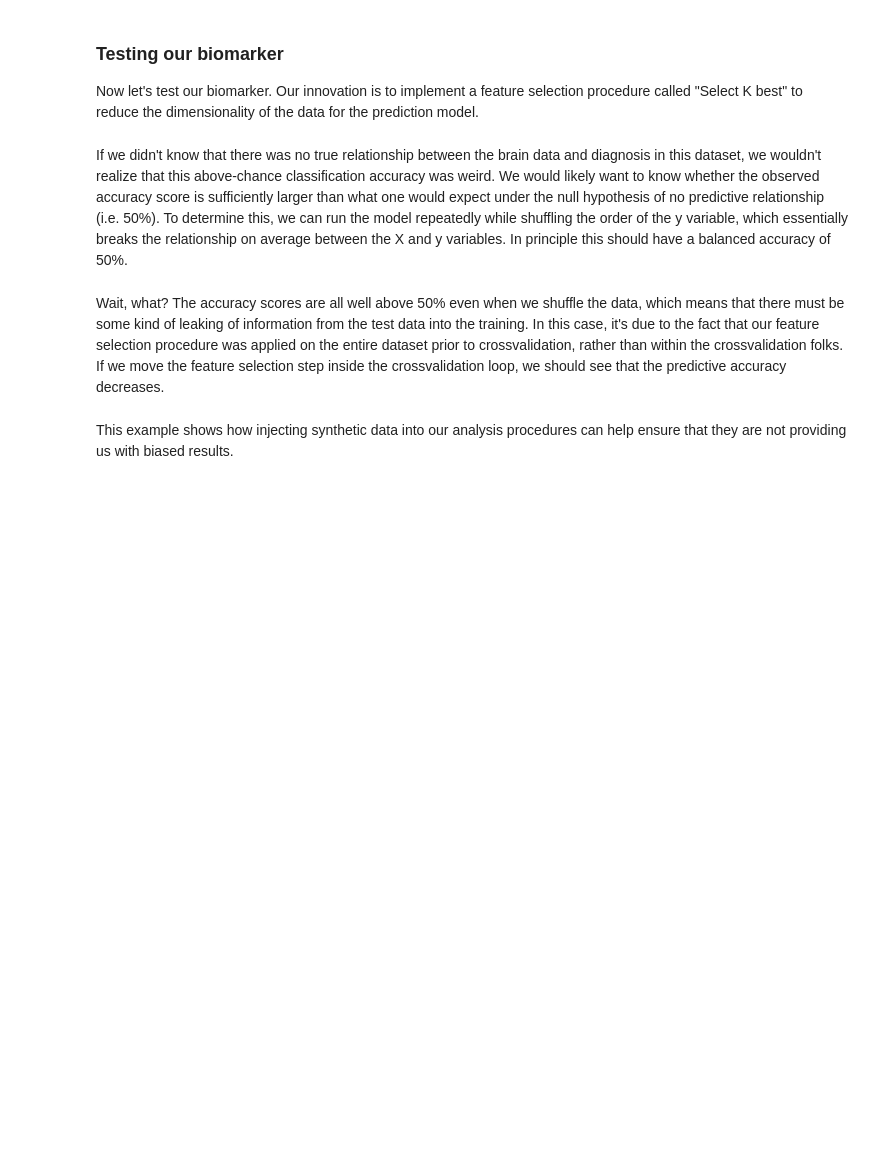
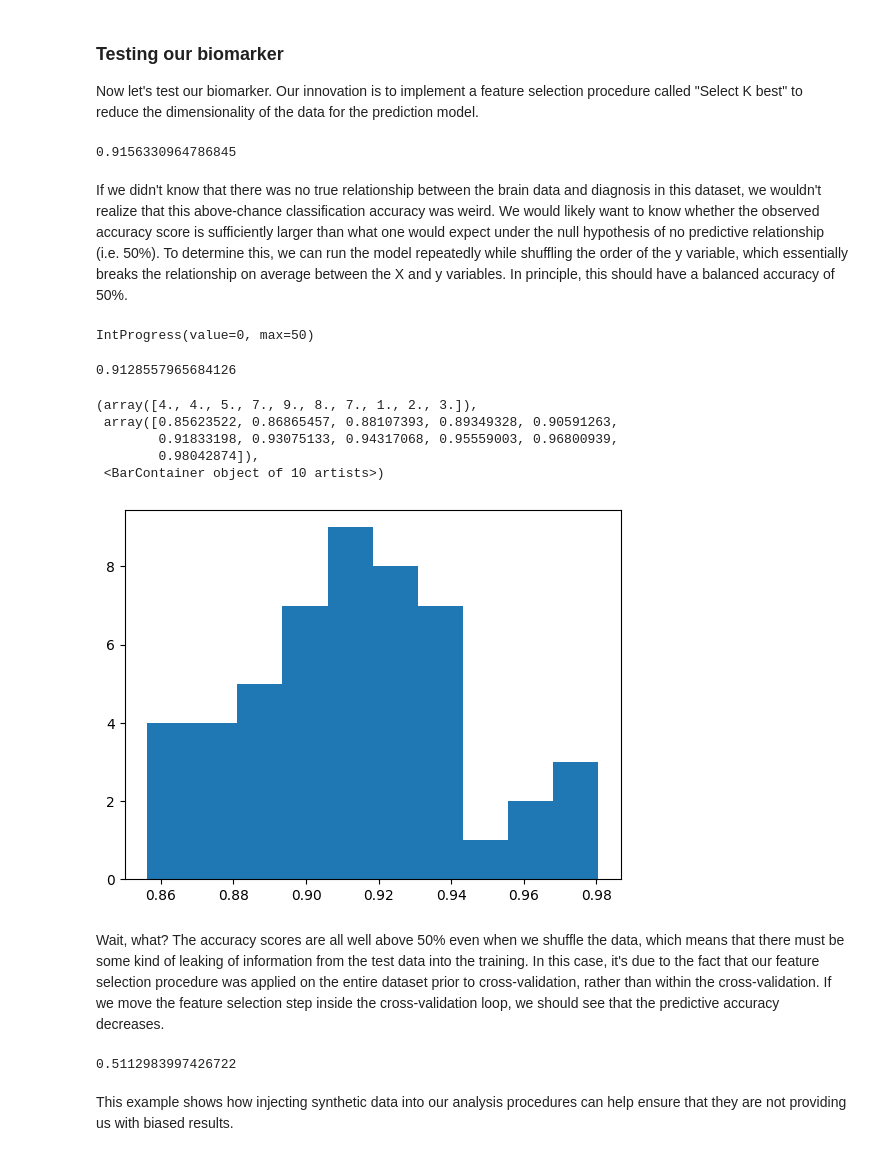
Before and after one commit to poldrack/reproducible-coding-workshop, a Jupyter notebook: notebooks/AnalyticValidation.ipynb, the cells around one changed output. Cells and saved outputs as stored; diff of their text form; code cells hidden in the pictures; blank space fills up the shorter version.

Commit message:
Added suggested changes to analytics validation notebook.

```diff
--- a/notebooks/AnalyticValidation.ipynb
+++ b/notebooks/AnalyticValidation.ipynb
@@ -56,7 +61,7 @@ def generate_noise_img(maskimg, nsubs=100, seed=None, fwhm=8):
     synimg = masker.inverse_transform(syndata)
     if fwhm is not None:
         synimg = smooth_img(synimg, 8)
-    return(synimg, masker)
+    return synimg, masker
 
 synimg, masker = generate_noise_img(mnimask)
 # %%
@@ -69,63 +77,79 @@ Now let's test our biomarker.  Our innovation is to implement a feature selectio
 
 def train_biomarker_model(img, y, mask, nfeatures=50, n_splits=20,
                          seed=None, shuffle_y=False, fsel='outside'):
+    # Validate parameters.
     assert fsel is None or fsel in ('inside', 'outside')
     assert y.shape[0] == img.shape[-1]
+
+    # Extract masked data.
     masker = NiftiMasker(mask)
     maskdata = masker.fit_transform(img)
 
+    # Shuffle y if requested.
     rng = np.random.RandomState(seed)
     if shuffle_y:
         y = y.copy()
         np.random.shuffle(y)
 
-    estimator = LinearSVC()
+    # Select K best features from the entire dataset (outside of train/test split).
     if fsel == 'outside':
-        #  perform recursive feature elimination outside of CV
         selector = SelectKBest(f_classif, k=nfeatures)
         X = selector.fit_transform(maskdata, y)
     else:
         X = maskdata
 
+    clf = LinearSVC()
     scores = []
+    for _ in range(n_splits):
+        X_train, X_test, y_train, y_test = train_test_split(X, y, test_size=0.25, random_state=rng)
 
-    clf = LinearSVC()
-
-    for i in range(n_splits):
-        X_train, X_test, y_train, y_test = train_test_split(X, y, test_size=0.25, random_state=rng)
+        # Select K best features from the training set alone.
         if fsel == 'inside':
-            # perform RFE inside CV loop
             selector = SelectKBest(f_classif, k=nfeatures)
             X_train = selector.fit_transform(X_train, y_train)
             X_test = selector.transform(X_test)
+
         clf.fit(X_train, y_train)
         y_pred = clf.predict(X_test)
-        scores.append(balanced_accuracy_score(y_test, y_pred))
+        balanced_score = balanced_accuracy_score(y_test, y_pred)
+        scores.append(balanced_score)
     return np.mean(scores)
 
 rng = np.random.RandomState(1)
 prevalence = 0.5
-
 diag = (rng.uniform(size=synimg.shape[-1]) > prevalence).astype('int')
 
 train_biomarker_model(synimg, diag, mnimask)
+# %% [output]
+0.9156330964786845
 # %% [markdown]
-If we didn't know that there was no true relationship between the brain data and diagnosis in this dataset, we wouldn't realize that this above-chance classification accuracy was weird.  We would likely want to know whether the observed accuracy score is sufficiently larger than what one would expect under the null hypothesis of no predictive relationship (i.e. 50%).  To determine this, we can run the model repeatedly while shuffling the order of the y variable, which essentially breaks the relationship on average between the X and y variables.  In principle this should have a balanced accuracy of 50%.
+If we didn't know that there was no true relationship between the brain data and diagnosis in this dataset, we wouldn't realize that this above-chance classification accuracy was weird. We would likely want to know whether the observed accuracy score is sufficiently larger than what one would expect under the null hypothesis of no predictive relationship (i.e. 50%). To determine this, we can run the model repeatedly while shuffling the order of the y variable, which essentially breaks the relationship on average between the X and y variables. In principle, this should have a balanced accuracy of 50%.
 # %%
 scores = []
 nsimruns = 50
 
 progbar = IntProgress(min=0, max=nsimruns) # instantiate the bar
 display(progbar) # display the bar
-for i in range(nsimruns):
+for _ in range(nsimruns):
     progbar.value += 1
     scores.append(train_biomarker_model(synimg, diag, mnimask, shuffle_y=True))
 print(np.mean(scores))
 plt.hist(scores)
+# %% [output]
+IntProgress(value=0, max=50)
+0.9128557965684126
+(array([4., 4., 5., 7., 9., 8., 7., 1., 2., 3.]),
+ array([0.85623522, 0.86865457, 0.88107393, 0.89349328, 0.90591263,
+        0.91833198, 0.93075133, 0.94317068, 0.95559003, 0.96800939,
+        0.98042874]),
+ <BarContainer object of 10 artists>)
+[figure, added]
 # %% [markdown]
-Wait, what?  The accuracy scores are all well above 50% even when we shuffle the data, which means that there must be some kind of leaking of information from the test data into the training. In this case, it's due to the fact that our feature selection procedure was applied on the entire dataset prior to crossvalidation, rather than within the crossvalidation folks. If we move the feature selection step inside the crossvalidation loop, we should see that the predictive accuracy decreases.
+Wait, what? The accuracy scores are all well above 50% even when we shuffle the data, which means that there must be some kind of leaking of information from the test data into the training. In this case, it's due to the fact that our feature selection procedure was applied on the entire dataset prior to cross-validation, rather than within the cross-validation. If we move the feature selection step inside the cross-validation loop, we should see that the predictive accuracy decreases.
 # %%
 train_biomarker_model(synimg, diag, mnimask, fsel='inside')
+# %% [output]
+0.5112983997426722
 # %% [markdown]
 This example shows how injecting synthetic data into our analysis procedures can help ensure that they are not providing us with biased results.
 # %% [markdown]
```
Also changed, not shown: parts of 16 cells of this notebook.
